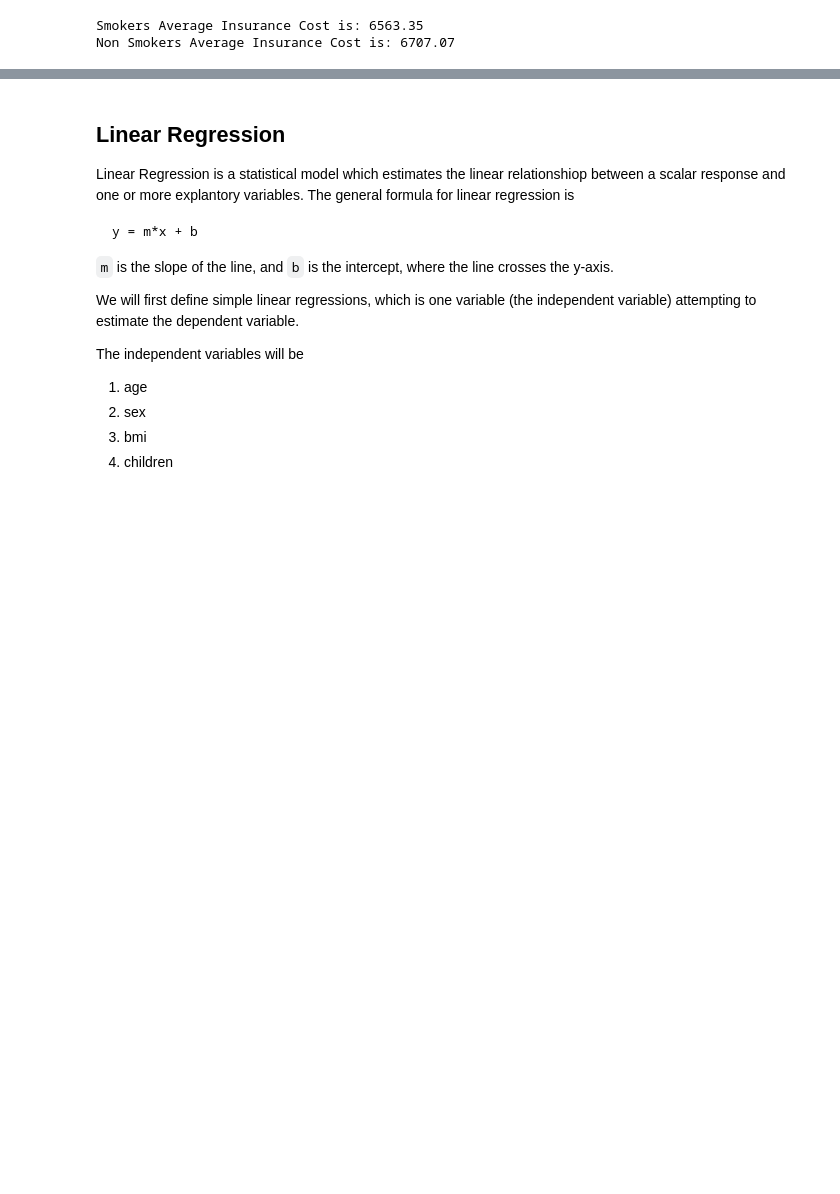
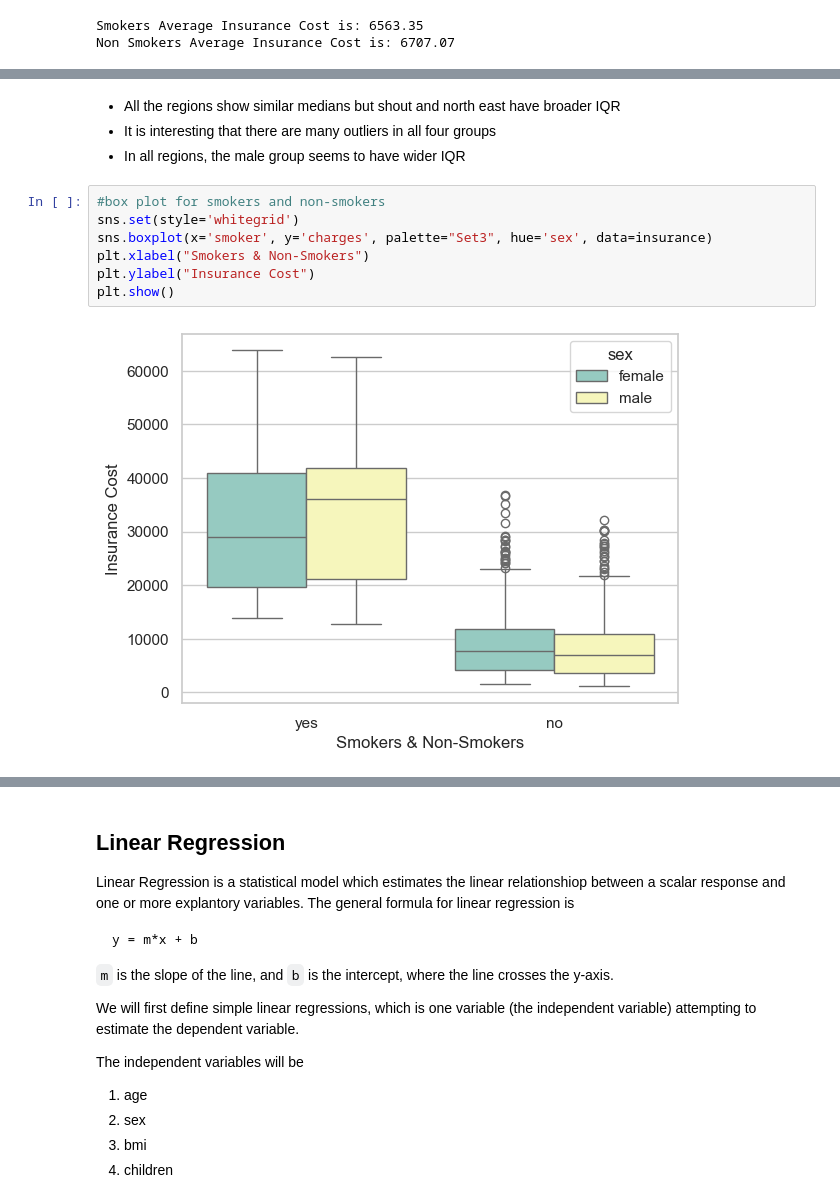
Before and after one commit to Data-Science-and-Analysts-Projects/us-medical-insurance, a Jupyter notebook: us-medical-insurance-costs.ipynb, the cells around one changed output, grey strips where cells are left out. Cells and saved outputs as stored; diff of their text form; blank space fills up the shorter version.

```diff
--- a/us-medical-insurance-costs.ipynb
+++ b/us-medical-insurance-costs.ipynb
@@ -141,0 +180,13 @@ Non Smokers Average Insurance Cost is: 6707.07
+# %% [markdown]
+- All the regions show similar medians but shout and north east have broader IQR
+- It is interesting that there are many outliers in all four groups
+- In all regions, the male group seems to have wider IQR
+# %%
+#box plot for smokers and non-smokers
+sns.set(style='whitegrid')
+sns.boxplot(x='smoker', y='charges', palette="Set3", hue='sex', data=insurance)
+plt.xlabel("Smokers & Non-Smokers")
+plt.ylabel("Insurance Cost")
+plt.show()
+# %% [output]
+[figure, added]
```
Also changed, not shown: parts of 7 cells of this notebook.
